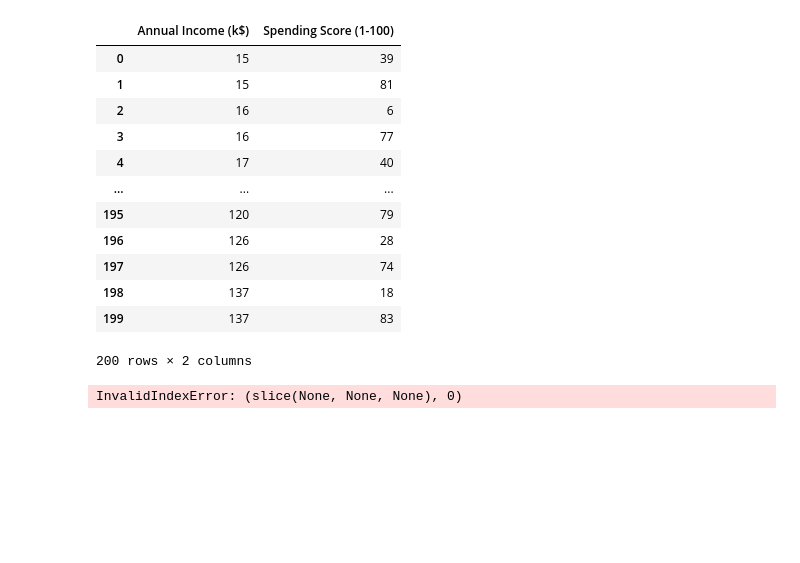
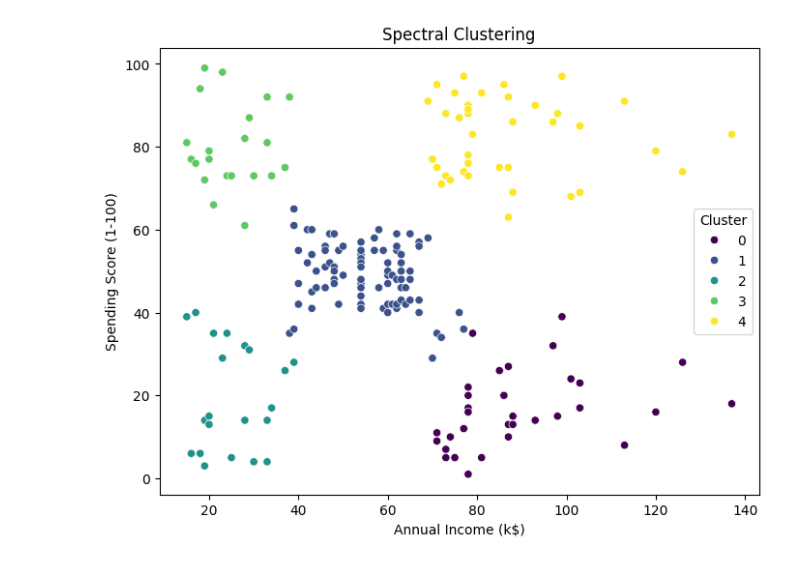
Before and after one commit to JeyPrabakaran/ML_Clustering, a Jupyter notebook: ML_Spectral_Clustering.ipynb, the cells around one changed output. Cells and saved outputs as stored; diff of their text form; code cells hidden in the pictures; blank space fills up the shorter version.

```diff
--- a/ML_Spectral_Clustering.ipynb
+++ b/ML_Spectral_Clustering.ipynb
@@ -7,37 +8,28 @@ import matplotlib.pyplot as plt
 # Load data from CSV
 data = pd.read_csv('Mall_Customers.csv')
 # %%
-X = data.iloc[:, 3:5]
-X
+#X = data.iloc[:, 3:5]
+#X
+# Let's assume you want to cluster based on 'Annual Income (k$)' and 'Spending Score (1-100)'
+X = data[['Annual Income (k$)', 'Spending Score (1-100)']]
-# %% [output]
-|  | Annual Income (k$) | Spending Score (1-100) |
-| 0 | 15 | 39 |
-| 1 | 15 | 81 |
-| 2 | 16 | 6 |
-| 3 | 16 | 77 |
-| 4 | 17 | 40 |
-| ... | ... | ... |
-| 195 | 120 | 79 |
-| 196 | 126 | 28 |
-| 197 | 126 | 74 |
-| 198 | 137 | 18 |
-| 199 | 137 | 83 |
-200 rows × 2 columns
 # %%
-# Standardize features
-'''scaler = StandardScaler()
-X = scaler.fit_transform(X)
+# Standardize the features
+scaler = StandardScaler()
+X_scaled = scaler.fit_transform(X)
 # %%
-# Create a Spectral Clustering model
-n_clusters = 3  # Adjust the number of clusters as needed
-spectral_model = SpectralClustering(n_clusters=n_clusters)
+# Applying spectral clustering
+spectral_clustering = SpectralClustering(n_clusters=5, assign_labels='discretize', random_state=0)
+cluster_labels = spectral_clustering.fit_predict(X_scaled)
+# %%
+# Add cluster labels to the DataFrame
+data['Cluster'] = cluster_labels
 # %%
-# Plot clusters if data is 2-dimensional
-if X.shape[1] == 2:
-    plt.scatter(X[:, 0], X[:, 1], c=cluster_labels, cmap='viridis')
-    plt.title('Spectral Clustering')
-    plt.xlabel('Annual Income(K$)')
-    plt.ylabel('Spending Score(1-100)')
-    plt.show()
+# Plotting with Seaborn
+plt.figure(figsize=(8, 6))
+sns.scatterplot(x='Annual Income (k$)', y='Spending Score (1-100)', hue='Cluster', data=data, palette='viridis')
+plt.title('Spectral Clustering')
+plt.xlabel('Annual Income (k$)')
+plt.ylabel('Spending Score (1-100)')
+plt.show()
 # %% [output]
-InvalidIndexError: (slice(None, None, None), 0)
+[figure, added]
```
Also changed, not shown: parts of 1 cell of this notebook.
